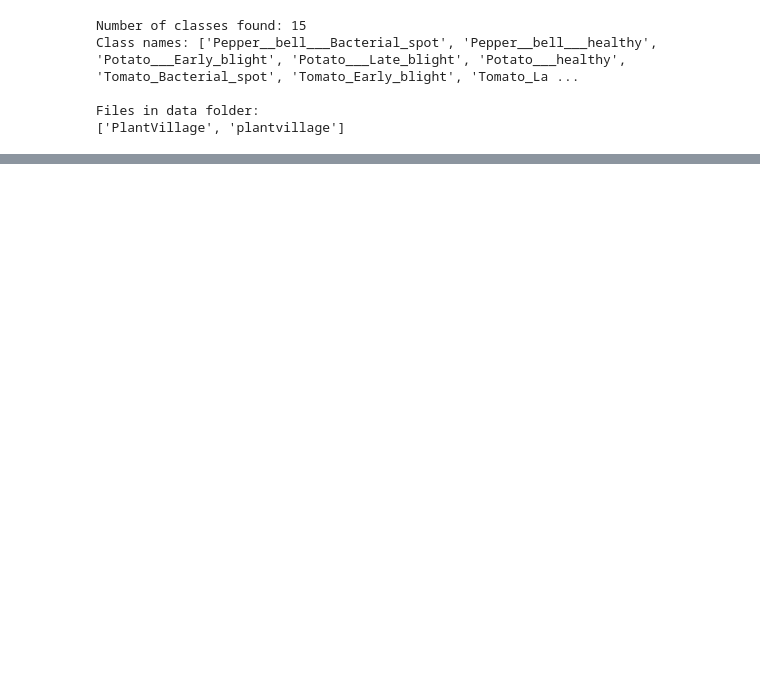
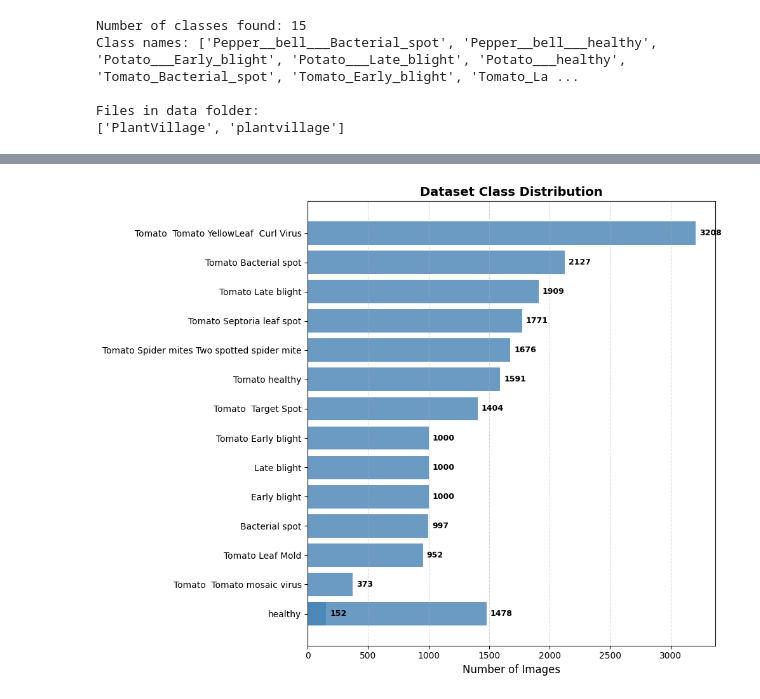
Before and after one commit to SelenArikan/Plant, a Jupyter notebook: Plant.ipynb, the cells around one changed output, grey strips where cells are left out. Saved outputs shown, nothing was run; the diff lists cells and outputs as text; code cells hidden in the pictures; blank space fills up the shorter version.

```diff
--- a/Plant.ipynb
+++ b/Plant.ipynb
@@ -356,0 +386,42 @@ Files in data folder:
+# %%
+import matplotlib.pyplot as plt
+import collections
+import numpy as np
+
+all_targets = full_dataset.targets
+counts = collections.Counter(all_targets)
+
+class_names = []
+class_counts = []
+
+for idx in range(len(full_dataset.classes)):
+    count = counts[idx]
+    if count > 0:
+        class_counts.append(count)
+        raw_name = full_dataset.classes[idx]
+        clean_name = raw_name.split('___')[-1].replace('_', ' ')
+        class_names.append(clean_name)
+
+sorted_pairs = sorted(zip(class_counts, class_names), reverse=False)
+sorted_counts, sorted_names = zip(*sorted_pairs)
+
+plt.figure(figsize=(10, len(sorted_names) * 0.4 + 2))
+
+bars = plt.barh(sorted_names, sorted_counts, color='steelblue', alpha=0.8)
+
+for bar in bars:
+    width = bar.get_width()
+    plt.text(width + (max(sorted_counts)*0.01),
+             bar.get_y() + bar.get_height()/2,
+             f'{int(width)}',
+             va='center', fontsize=9, fontweight='bold', color='black')
+
+plt.title('Dataset Class Distribution', fontsize=14, fontweight='bold')
+plt.xlabel('Number of Images', fontsize=12)
+plt.grid(axis='x', linestyle='--', alpha=0.5)
+
+plt.tight_layout()
+plt.savefig('class_distribution.png', dpi=300, bbox_inches='tight')
+plt.show()
+# %% [output]
+[figure, added]
```
Also changed, not shown: parts of 10 cells of this notebook.
